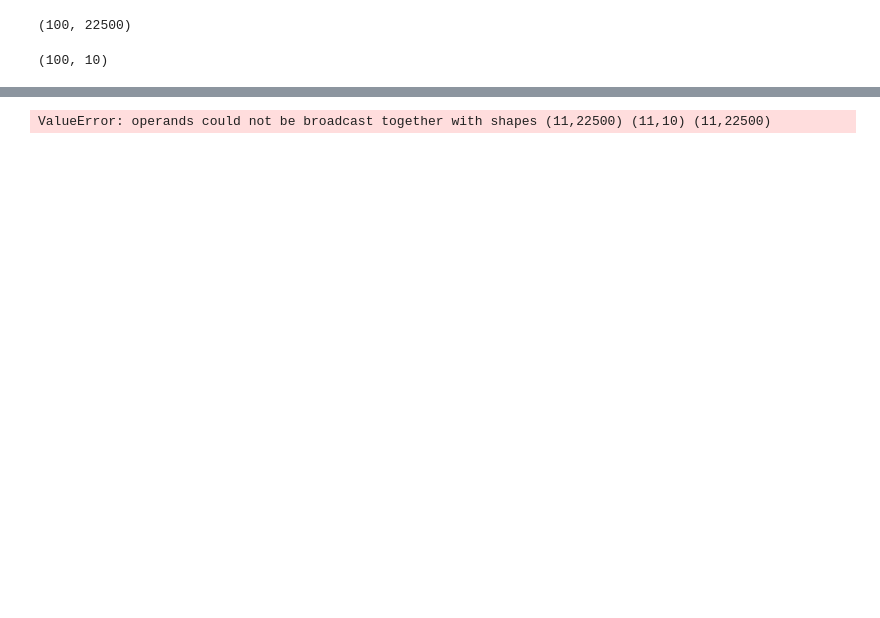
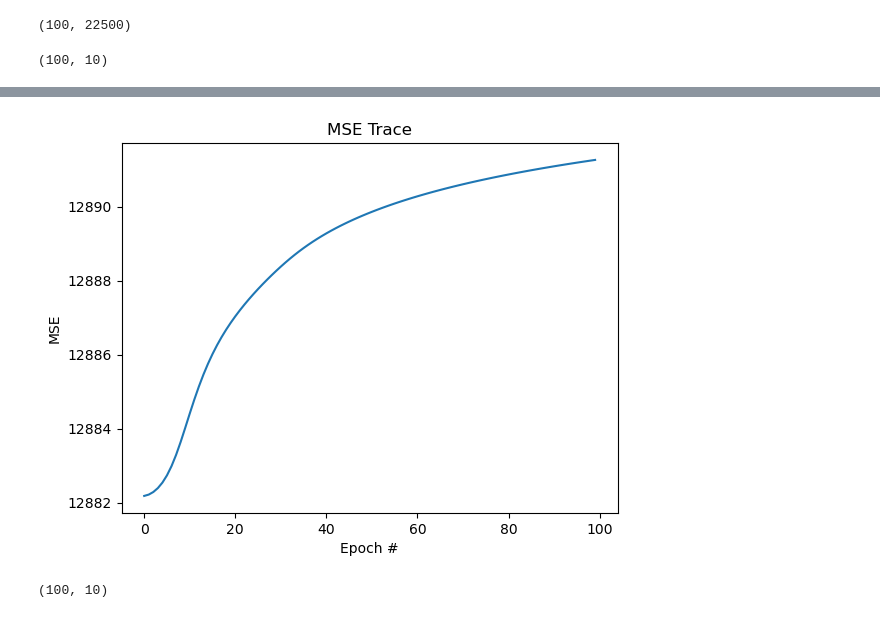
Before and after one commit to moore-andrew05/pyNN, a Jupyter notebook: GAN_Testing.ipynb, the cells around one changed output, grey strips where cells are left out. Drawn from its saved outputs; the diff is of its cells as text; code cells hidden in the pictures; blank space fills up the shorter version.

Commit message:
Getting things somewhat working. Something still wrong in bprop, discriminator is not good and gen is maximizing error function?

```diff
--- a/GAN_Testing.ipynb
+++ b/GAN_Testing.ipynb
@@ -38,6 +67,8 @@ importlib.reload(pyGAN)
 # %%
-nn = pyGAN.pyGAN(10, [10,10,10], [10, 10, 10], 22500)
+nn = pyGAN.pyGAN(10, [10,50,100], [1000, 500, 100, 10], 22500)
 # %%
-nn.train(Xtrain, Ttrain, 100, 0.01)
+nn.train(Xtrain, Ttrain, 100, 0.01, pretrainX=preTrainX, pretrainT=preTrainT, pretrain_epochs=200)
-# %% [output]
-ValueError: operands could not be broadcast together with shapes (11,22500) (11,10) (11,22500)
+# %%
+nn.plot_mse_trace()
+# %% [output]
+[figure, added]
@@ -43,0 +77,4 @@ ValueError: operands could not be broadcast together with shapes (11,22500) (11,
+# %%
+Xtest.shape
+# %% [output]
+(100, 10)
```
Also changed, not shown: parts of 18 cells of this notebook, 2 other files.
